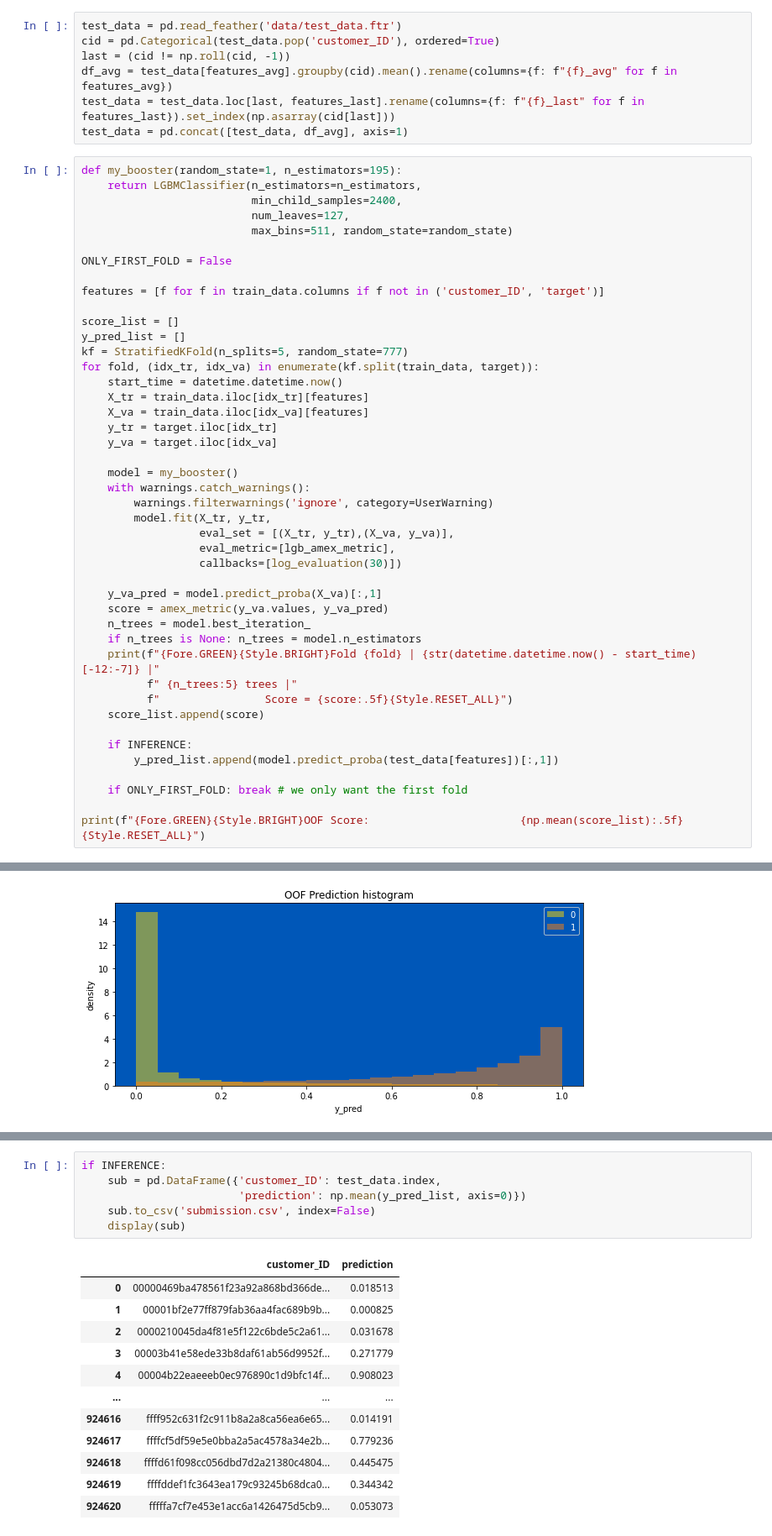
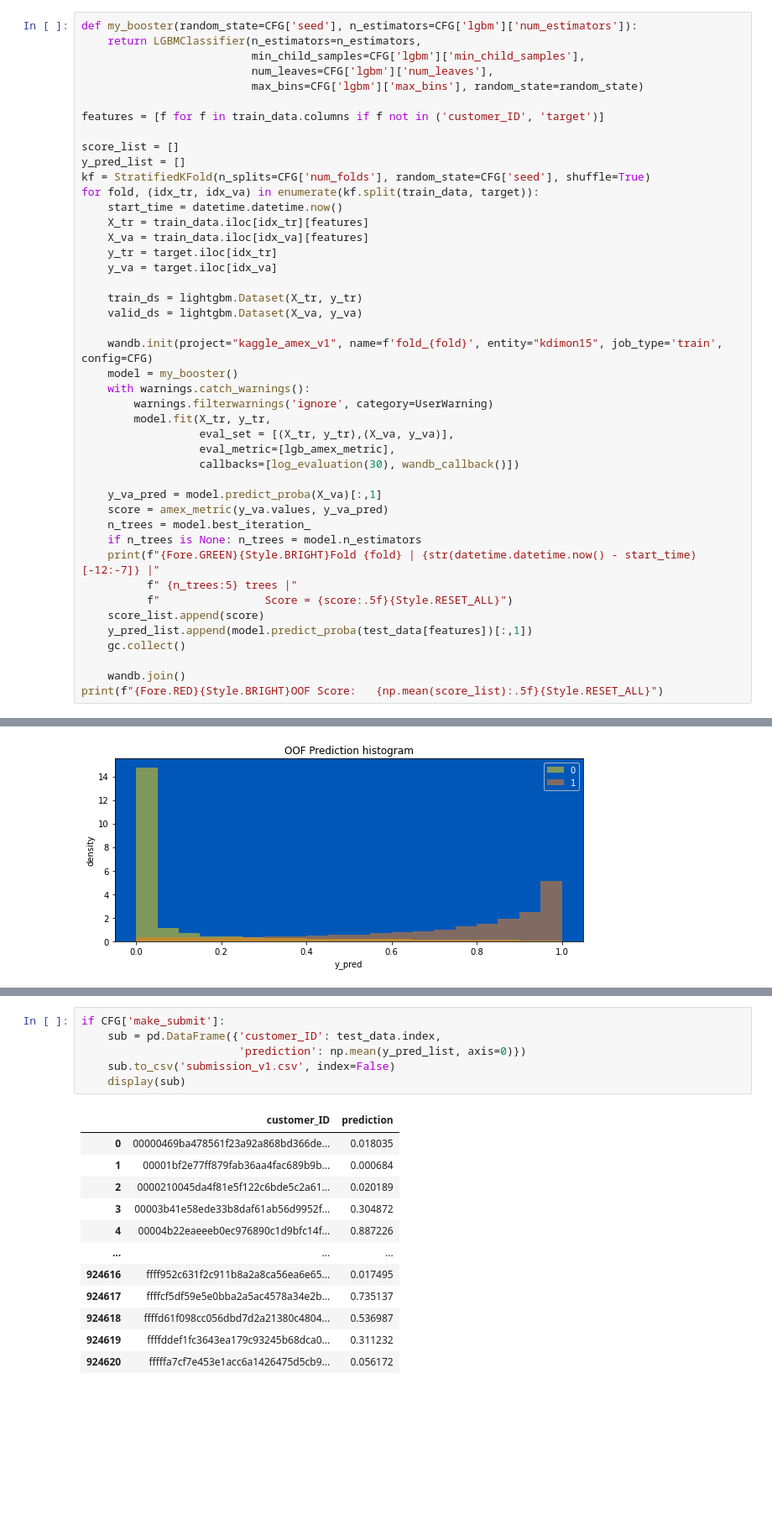
Before and after one commit to kdimon15/kaggle_AMEX, a Jupyter notebook: train.ipynb, the cells around one changed output, grey strips where cells are left out. Shown at 84% size. Saved outputs shown, nothing was run; the diff lists cells and outputs as text; blank space fills up the shorter version.

```diff
--- a/train.ipynb
+++ b/train.ipynb
@@ -102,24 +134,15 @@ train_data = pd.concat([train_data, df_avg], axis=1)
-# %%
-test_data = pd.read_feather('data/test_data.ftr')
-cid = pd.Categorical(test_data.pop('customer_ID'), ordered=True)
-last = (cid != np.roll(cid, -1))
-df_avg = test_data[features_avg].groupby(cid).mean().rename(columns={f: f"{f}_avg" for f in features_avg})
-test_data = test_data.loc[last, features_last].rename(columns={f: f"{f}_last" for f in features_last}).set_index(np.asarray(cid[last]))
-test_data = pd.concat([test_data, df_avg], axis=1)
 # %%
-def my_booster(random_state=1, n_estimators=195):
+def my_booster(random_state=CFG['seed'], n_estimators=CFG['lgbm']['num_estimators']):
     return LGBMClassifier(n_estimators=n_estimators,
-                          min_child_samples=2400,
-                          num_leaves=127,
-                          max_bins=511, random_state=random_state)
-
-ONLY_FIRST_FOLD = False
+                          min_child_samples=CFG['lgbm']['min_child_samples'],
+                          num_leaves=CFG['lgbm']['num_leaves'],
+                          max_bins=CFG['lgbm']['max_bins'], random_state=random_state)
 
 features = [f for f in train_data.columns if f not in ('customer_ID', 'target')]
 
 score_list = []
 y_pred_list = []
-kf = StratifiedKFold(n_splits=5, random_state=777)
+kf = StratifiedKFold(n_splits=CFG['num_folds'], random_state=CFG['seed'], shuffle=True)
 for fold, (idx_tr, idx_va) in enumerate(kf.split(train_data, target)):
     start_time = datetime.datetime.now()
     X_tr = train_data.iloc[idx_tr][features]
@@ -127,13 +150,17 @@ for fold, (idx_tr, idx_va) in enumerate(kf.split(train_data, target)):
     y_tr = target.iloc[idx_tr]
     y_va = target.iloc[idx_va]
 
+    train_ds = lightgbm.Dataset(X_tr, y_tr)
+    valid_ds = lightgbm.Dataset(X_va, y_va)
+
+    wandb.init(project="kaggle_amex_v1", name=f'fold_{fold}', entity="kdimon15", job_type='train', config=CFG)
     model = my_booster()
     with warnings.catch_warnings():
         warnings.filterwarnings('ignore', category=UserWarning)
         model.fit(X_tr, y_tr,
                   eval_set = [(X_tr, y_tr),(X_va, y_va)],
                   eval_metric=[lgb_amex_metric],
-                  callbacks=[log_evaluation(30)])
+                  callbacks=[log_evaluation(30), wandb_callback()])
 
     y_va_pred = model.predict_proba(X_va)[:,1]
     score = amex_metric(y_va.values, y_va_pred)
@@ -143,11 +170,9 @@ for fold, (idx_tr, idx_va) in enumerate(kf.split(train_data, target)):
           f" {n_trees:5} trees |"
           f"                Score = {score:.5f}{Style.RESET_ALL}")
     score_list.append(score)
+    y_pred_list.append(model.predict_proba(test_data[features])[:,1])
+    gc.collect()
 
-    if INFERENCE:
-        y_pred_list.append(model.predict_proba(test_data[features])[:,1])
-
-    if ONLY_FIRST_FOLD: break # we only want the first fold
-
-print(f"{Fore.GREEN}{Style.BRIGHT}OOF Score:                       {np.mean(score_list):.5f}{Style.RESET_ALL}")
+    wandb.join()
+print(f"{Fore.RED}{Style.BRIGHT}OOF Score:   {np.mean(score_list):.5f}{Style.RESET_ALL}")
 # %% [output]
@@ -191,20 +225,20 @@ plt.show()
 # %%
-if INFERENCE:
+if CFG['make_submit']:
     sub = pd.DataFrame({'customer_ID': test_data.index,
                         'prediction': np.mean(y_pred_list, axis=0)})
-    sub.to_csv('submission.csv', index=False)
+    sub.to_csv('submission_v1.csv', index=False)
     display(sub)
 # %% [output]
 |  | customer_ID | prediction |
-| 0 | 00000469ba478561f23a92a868bd366de... | 0.018513 |
-| 1 | 00001bf2e77ff879fab36aa4fac689b9b... | 0.000825 |
-| 2 | 0000210045da4f81e5f122c6bde5c2a61... | 0.031678 |
-| 3 | 00003b41e58ede33b8daf61ab56d9952f... | 0.271779 |
-| 4 | 00004b22eaeeeb0ec976890c1d9bfc14f... | 0.908023 |
+| 0 | 00000469ba478561f23a92a868bd366de... | 0.018035 |
+| 1 | 00001bf2e77ff879fab36aa4fac689b9b... | 0.000684 |
+| 2 | 0000210045da4f81e5f122c6bde5c2a61... | 0.020189 |
+| 3 | 00003b41e58ede33b8daf61ab56d9952f... | 0.304872 |
+| 4 | 00004b22eaeeeb0ec976890c1d9bfc14f... | 0.887226 |
 | ... | ... | ... |
-| 924616 | ffff952c631f2c911b8a2a8ca56ea6e65... | 0.014191 |
-| 924617 | ffffcf5df59e5e0bba2a5ac4578a34e2b... | 0.779236 |
-| 924618 | ffffd61f098cc056dbd7d2a21380c4804... | 0.445475 |
-| 924619 | ffffddef1fc3643ea179c93245b68dca0... | 0.344342 |
-| 924620 | fffffa7cf7e453e1acc6a1426475d5cb9... | 0.053073 |
+| 924616 | ffff952c631f2c911b8a2a8ca56ea6e65... | 0.017495 |
+| 924617 | ffffcf5df59e5e0bba2a5ac4578a34e2b... | 0.735137 |
+| 924618 | ffffd61f098cc056dbd7d2a21380c4804... | 0.536987 |
+| 924619 | ffffddef1fc3643ea179c93245b68dca0... | 0.311232 |
+| 924620 | fffffa7cf7e453e1acc6a1426475d5cb9... | 0.056172 |
 924621 rows × 2 columns
```
Also changed, not shown: parts of 5 cells of this notebook, 1 other file.
